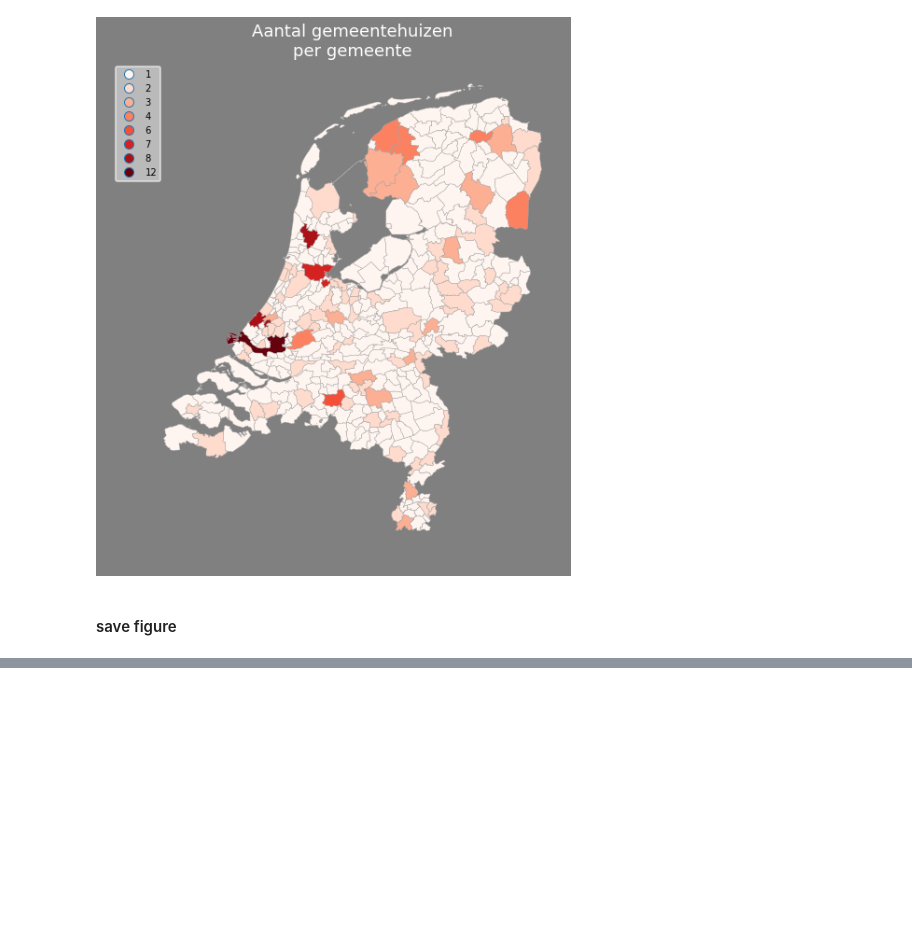
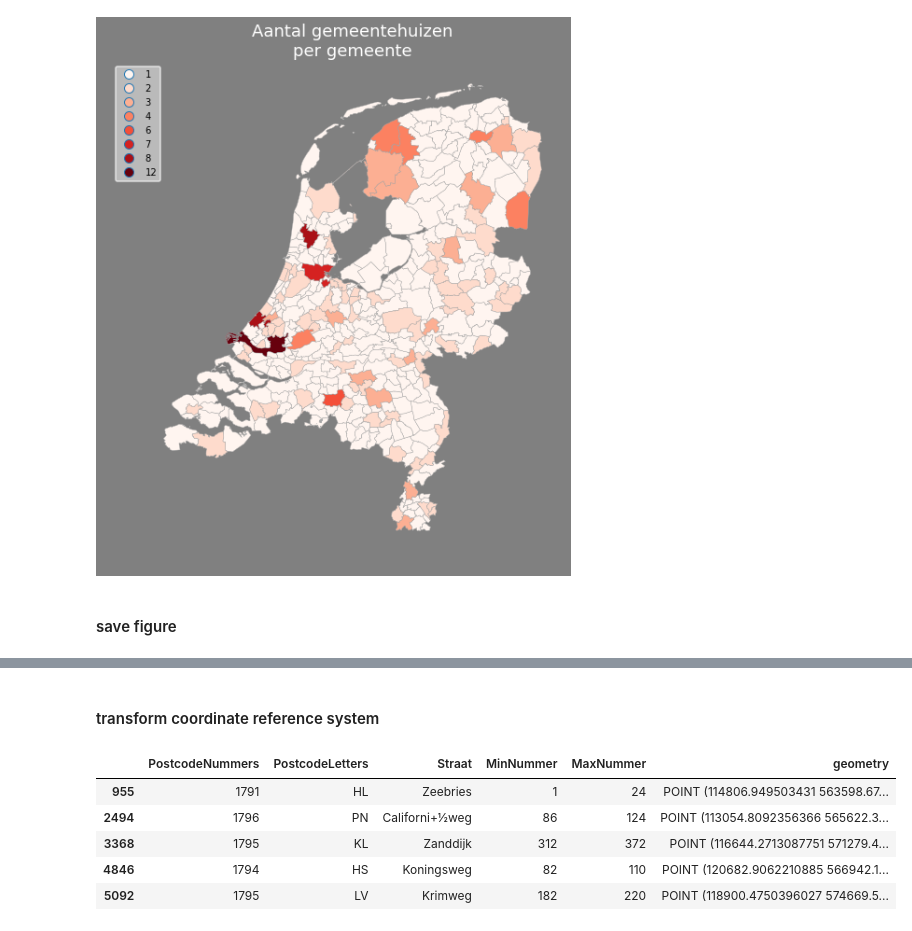
Before and after one commit to Brinkhuis/Tutorials, a Jupyter notebook: geopandas/notebook/geopandas.ipynb, the cells around one changed output, grey strips where cells are left out. Cells and saved outputs as stored; diff of their text form; code cells hidden in the pictures; blank space fills up the shorter version.

```diff
--- a/geopandas/notebook/geopandas.ipynb
+++ b/geopandas/notebook/geopandas.ipynb
@@ -274,0 +371,2 @@ f.savefig(filepath) # without facecolor specified
+# %% [markdown]
+#### transform coordinate reference system
@@ -274,0 +375,9 @@ f.savefig(filepath) # without facecolor specified
+# %%
+gdf_texel[['PostcodeNummers', 'PostcodeLetters', 'Straat', 'MinNummer', 'MaxNummer', 'geometry']].head()
+# %% [output]
+|  | PostcodeNummers | PostcodeLetters | Straat | MinNummer | MaxNummer | geometry |
+| 955 | 1791 | HL | Zeebries | 1 | 24 | POINT (114806.949503431 563598.67... |
+| 2494 | 1796 | PN | Californi+½weg | 86 | 124 | POINT (113054.8092356366 565622.3... |
+| 3368 | 1795 | KL | Zanddijk | 312 | 372 | POINT (116644.2713087751 571279.4... |
+| 4846 | 1794 | HS | Koningsweg | 82 | 110 | POINT (120682.9062210885 566942.1... |
+| 5092 | 1795 | LV | Krimweg | 182 | 220 | POINT (118900.4750396027 574669.5... |
```
Also changed, not shown: parts of 26 cells of this notebook, 2 other files.
